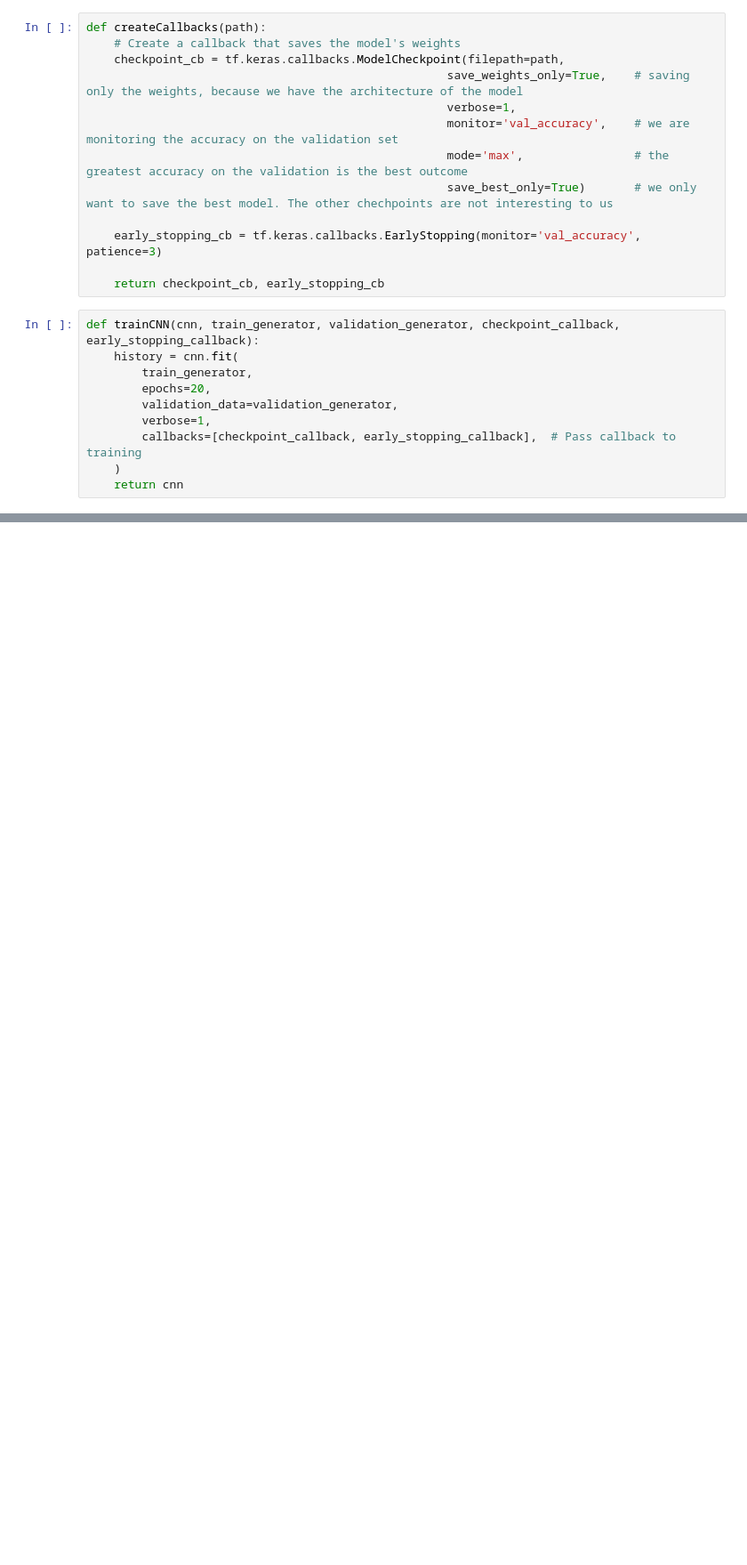
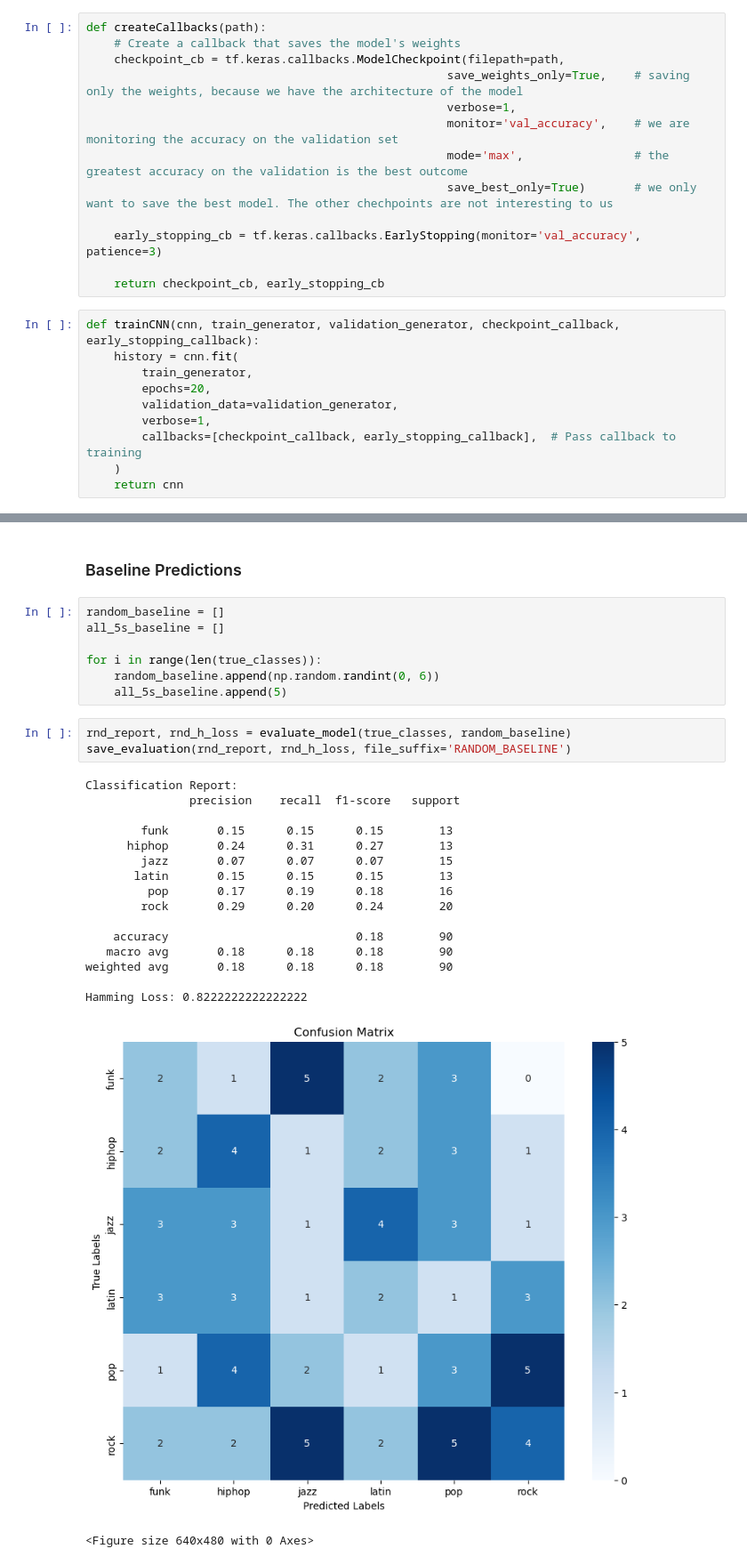
Before and after one commit to Knerten0815/GrooveLens, a Jupyter notebook: Notebooks/Multiclass_CNN.ipynb, the cells around one changed output, grey strips where cells are left out. Shown: that part at 89% size. Saved outputs shown, nothing was run; the diff lists cells and outputs as text; blank space fills up the shorter version.

```diff
--- a/Notebooks/Multiclass_CNN.ipynb
+++ b/Notebooks/Multiclass_CNN.ipynb
@@ -376,0 +378,30 @@ with open(markdwon_path, "w") as file:
+# %% [markdown]
+### Baseline Predictions
+# %%
+random_baseline = []
+all_5s_baseline = []
+
+for i in range(len(true_classes)):
+    random_baseline.append(np.random.randint(0, 6))
+    all_5s_baseline.append(5)
+# %%
+rnd_report, rnd_h_loss = evaluate_model(true_classes, random_baseline)
+save_evaluation(rnd_report, rnd_h_loss, file_suffix='RANDOM_BASELINE')
+# %% [output]
+Classification Report:
+               precision    recall  f1-score   support
+
+        funk       0.15      0.15      0.15        13
+      hiphop       0.24      0.31      0.27        13
+        jazz       0.07      0.07      0.07        15
+       latin       0.15      0.15      0.15        13
+         pop       0.17      0.19      0.18        16
+        rock       0.29      0.20      0.24        20
+
+    accuracy                           0.18        90
+   macro avg       0.18      0.18      0.18        90
+weighted avg       0.18      0.18      0.18        90
+
+Hamming Loss: 0.8222222222222222
+[figure, added]
+<Figure size 640x480 with 0 Axes>
```
Also changed, not shown: parts of 22 cells of this notebook, 8 other files.
